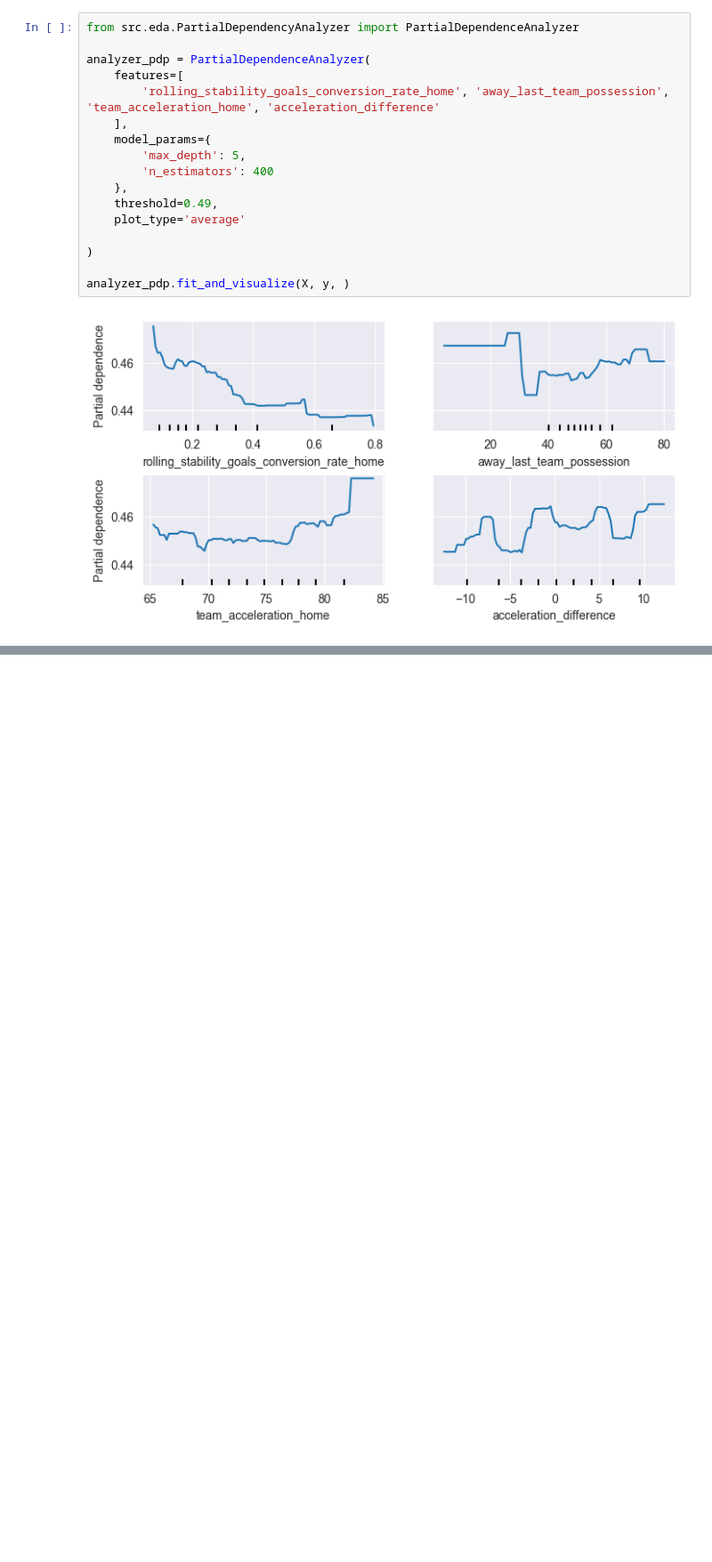
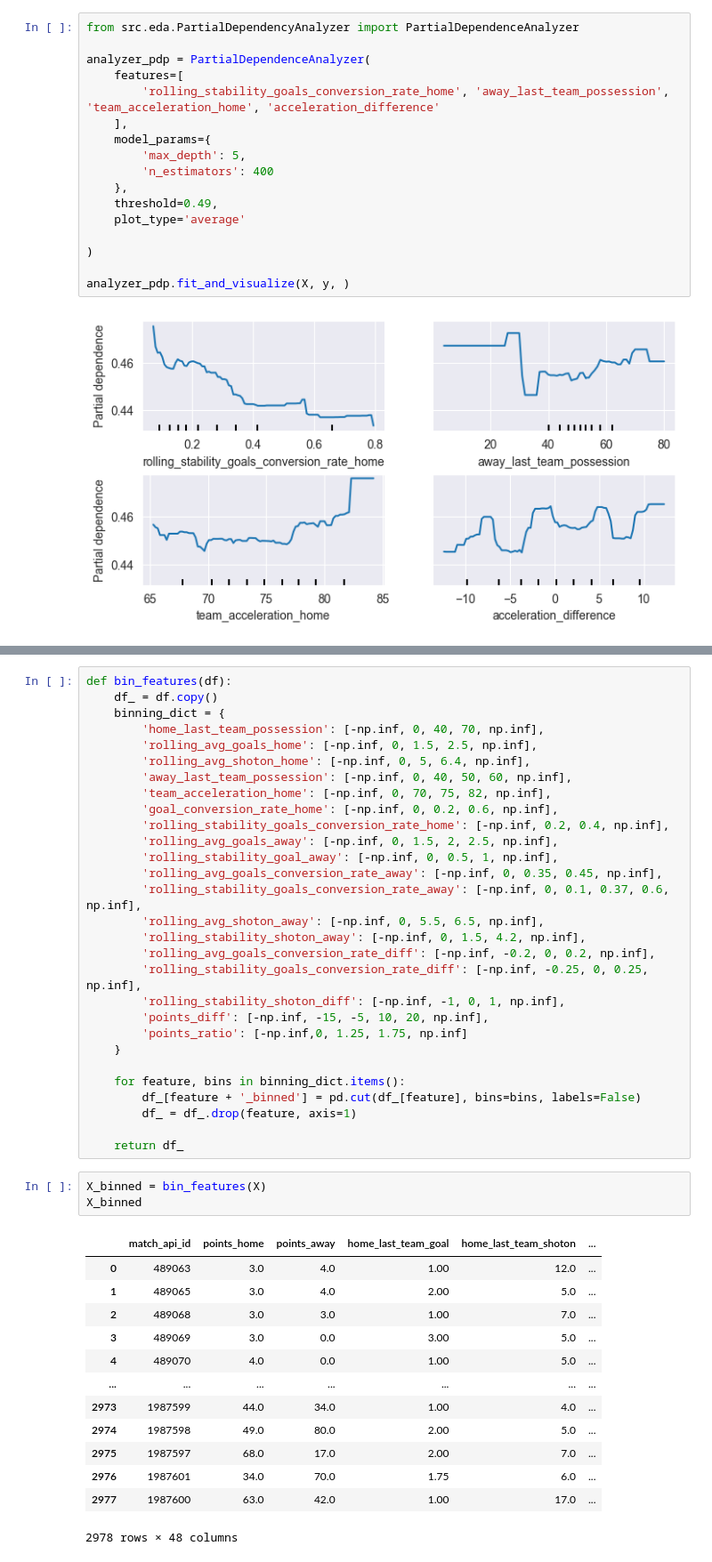
Before and after one commit to kamil0920/football_result_prediction-v2, a Jupyter notebook: src/eda/binning_features.ipynb, the cells around one changed output, grey strips where cells are left out. Shown at 89% size. Saved outputs shown, nothing was run; the diff lists cells and outputs as text; blank space fills up the shorter version.

```diff
--- a/src/eda/binning_features.ipynb
+++ b/src/eda/binning_features.ipynb
@@ -153,0 +244,46 @@ analyzer_ice.fit_and_visualize(X, y, )
+# %%
+def bin_features(df):
+    df_ = df.copy()
+    binning_dict = {
+        'home_last_team_possession': [-np.inf, 0, 40, 70, np.inf],
+        'rolling_avg_goals_home': [-np.inf, 0, 1.5, 2.5, np.inf],
+        'rolling_avg_shoton_home': [-np.inf, 0, 5, 6.4, np.inf],
+        'away_last_team_possession': [-np.inf, 0, 40, 50, 60, np.inf],
+        'team_acceleration_home': [-np.inf, 0, 70, 75, 82, np.inf],
+        'goal_conversion_rate_home': [-np.inf, 0, 0.2, 0.6, np.inf],
+        'rolling_stability_goals_conversion_rate_home': [-np.inf, 0.2, 0.4, np.inf],
+        'rolling_avg_goals_away': [-np.inf, 0, 1.5, 2, 2.5, np.inf],
+        'rolling_stability_goal_away': [-np.inf, 0, 0.5, 1, np.inf],
+        'rolling_avg_goals_conversion_rate_away': [-np.inf, 0, 0.35, 0.45, np.inf],
+        'rolling_stability_goals_conversion_rate_away': [-np.inf, 0, 0.1, 0.37, 0.6, np.inf],
+        'rolling_avg_shoton_away': [-np.inf, 0, 5.5, 6.5, np.inf],
+        'rolling_stability_shoton_away': [-np.inf, 0, 1.5, 4.2, np.inf],
+        'rolling_avg_goals_conversion_rate_diff': [-np.inf, -0.2, 0, 0.2, np.inf],
+        'rolling_stability_goals_conversion_rate_diff': [-np.inf, -0.25, 0, 0.25, np.inf],
+        'rolling_stability_shoton_diff': [-np.inf, -1, 0, 1, np.inf],
+        'points_diff': [-np.inf, -15, -5, 10, 20, np.inf],
+        'points_ratio': [-np.inf,0, 1.25, 1.75, np.inf]
+    }
+
+    for feature, bins in binning_dict.items():
+        df_[feature + '_binned'] = pd.cut(df_[feature], bins=bins, labels=False)
+        df_ = df_.drop(feature, axis=1)
+
+    return df_
+# %%
+X_binned = bin_features(X)
+X_binned
+# %% [output]
+|  | match_api_id | points_home | points_away | home_last_team_goal | home_last_team_shoton | ... |
+| 0 | 489063 | 3.0 | 4.0 | 1.00 | 12.0 | ... |
+| 1 | 489065 | 3.0 | 4.0 | 2.00 | 5.0 | ... |
+| 2 | 489068 | 3.0 | 3.0 | 1.00 | 7.0 | ... |
+| 3 | 489069 | 3.0 | 0.0 | 3.00 | 5.0 | ... |
+| 4 | 489070 | 4.0 | 0.0 | 1.00 | 5.0 | ... |
+| ... | ... | ... | ... | ... | ... | ... |
+| 2973 | 1987599 | 44.0 | 34.0 | 1.00 | 4.0 | ... |
+| 2974 | 1987598 | 49.0 | 80.0 | 2.00 | 5.0 | ... |
+| 2975 | 1987597 | 68.0 | 17.0 | 2.00 | 7.0 | ... |
+| 2976 | 1987601 | 34.0 | 70.0 | 1.75 | 6.0 | ... |
+| 2977 | 1987600 | 63.0 | 42.0 | 1.00 | 17.0 | ... |
+2978 rows × 48 columns
```
Also changed, not shown: parts of 11 cells of this notebook, 4 other files.
